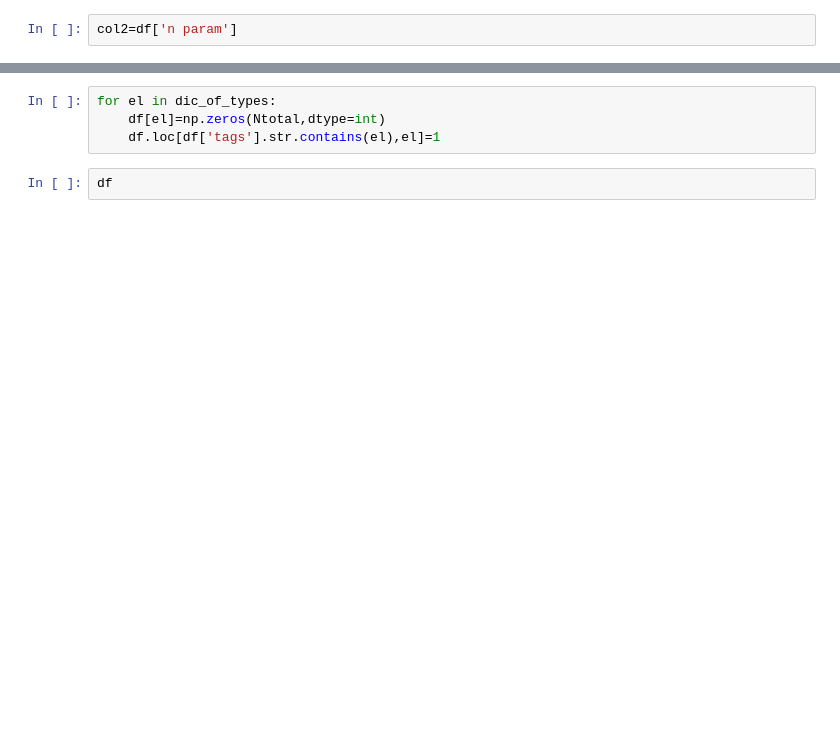
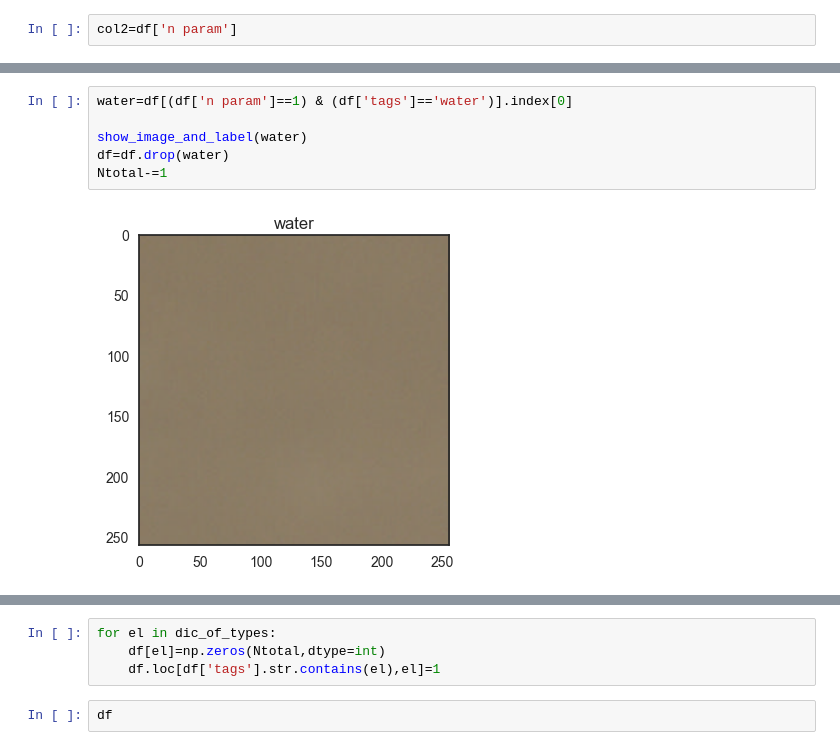
Before and after one commit to aCampello/Explore_the_Planet, a Jupyter notebook: lab/Data_Exploration.ipynb, the cells around one changed output, grey strips where cells are left out. Saved outputs shown, nothing was run; the diff lists cells and outputs as text; blank space fills up the shorter version.

```diff
--- a/lab/Data_Exploration.ipynb
+++ b/lab/Data_Exploration.ipynb
@@ -41,3 +95,11 @@ Ntotal=len(df)
+# %%
+water=df[(df['n param']==1) & (df['tags']=='water')].index[0]
+
+show_image_and_label(water)
+df=df.drop(water)
+Ntotal-=1
+# %% [output]
+[figure, added]
 # %%
 Nprimary=len(df[df['tags'].str.contains('primary')])/Ntotal
 print('%% of photos showing "primary": %.2f%%'%(Nprimary*100))
```
Also changed, not shown: parts of 19 cells of this notebook.
